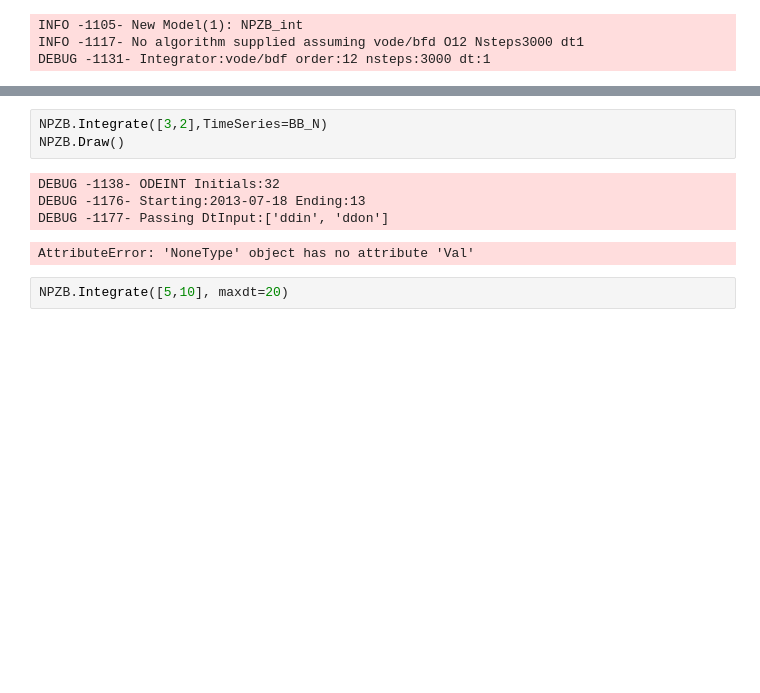
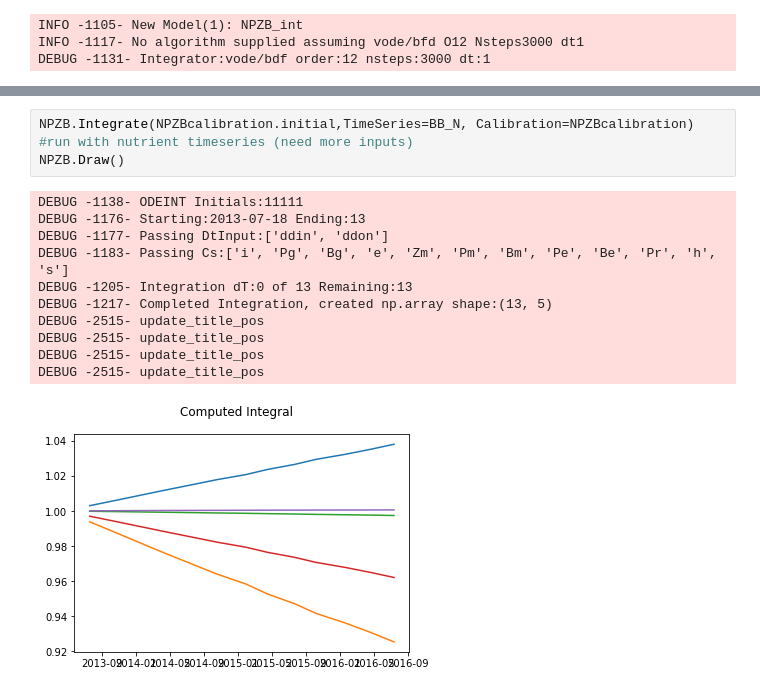
Before and after one commit to mlrohal/npcdon, a Jupyter notebook: NPC Model.ipynb, the cells around one changed output, grey strips where cells are left out. Drawn from its saved outputs; the diff is of its cells as text; blank space fills up the shorter version.

```diff
--- a/NPC Model.ipynb
+++ b/NPC Model.ipynb
@@ -91,10 +113,15 @@ DEBUG -596- C:58 s 0.15 True
 # %%
-NPZB.Integrate([3,2],TimeSeries=BB_N)
+NPZB.Integrate(NPZBcalibration.initial,TimeSeries=BB_N, Calibration=NPZBcalibration) #run with nutrient timeseries (need more inputs)
 NPZB.Draw()
 # %% [output]
-DEBUG -1138- ODEINT Initials:32
+DEBUG -1138- ODEINT Initials:11111
 DEBUG -1176- Starting:2013-07-18 Ending:13
 DEBUG -1177- Passing DtInput:['ddin', 'ddon']
+DEBUG -1183- Passing Cs:['i', 'Pg', 'Bg', 'e', 'Zm', 'Pm', 'Bm', 'Pe', 'Be', 'Pr', 'h', 's']
+DEBUG -1205- Integration dT:0 of 13 Remaining:13
+DEBUG -1217- Completed Integration, created np.array shape:(13, 5)
+DEBUG -2515- update_title_pos
+DEBUG -2515- update_title_pos
+DEBUG -2515- update_title_pos
+DEBUG -2515- update_title_pos
-AttributeError: 'NoneType' object has no attribute 'Val'
+[figure, added]
-# %%
-NPZB.Integrate([5,10], maxdt=20)
```
Also changed, not shown: parts of 4 cells of this notebook, 9 other files.
